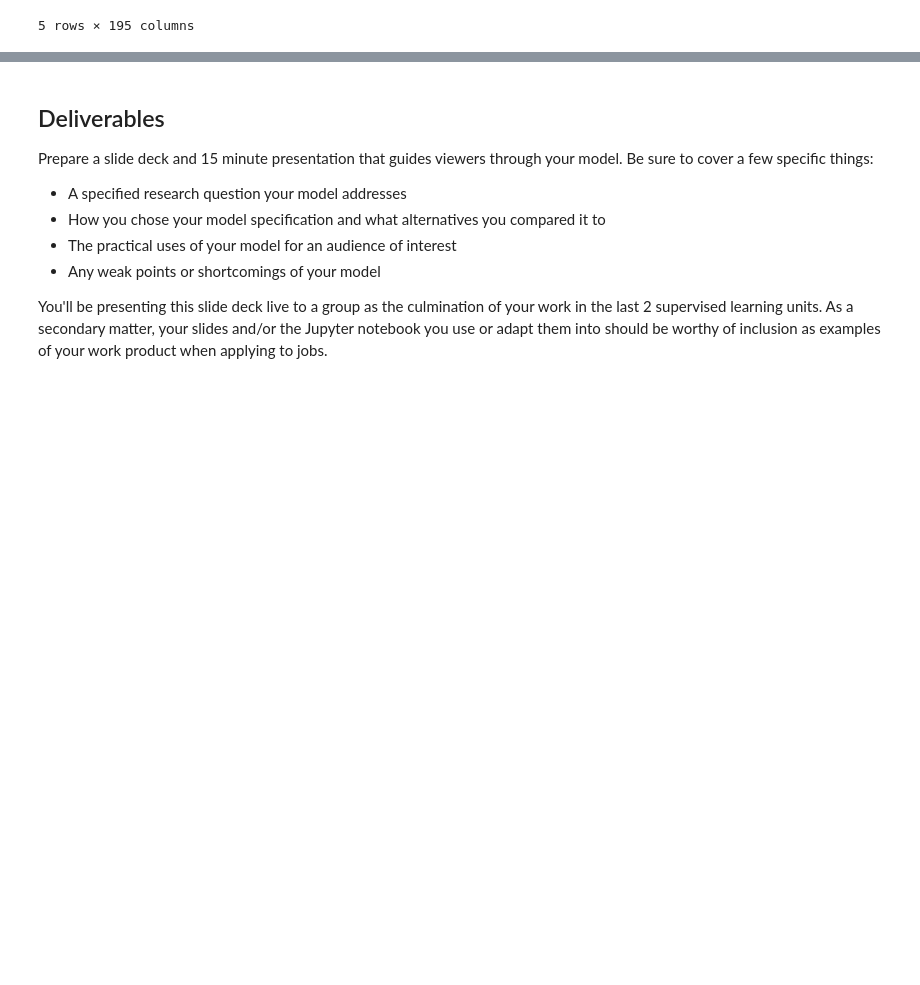
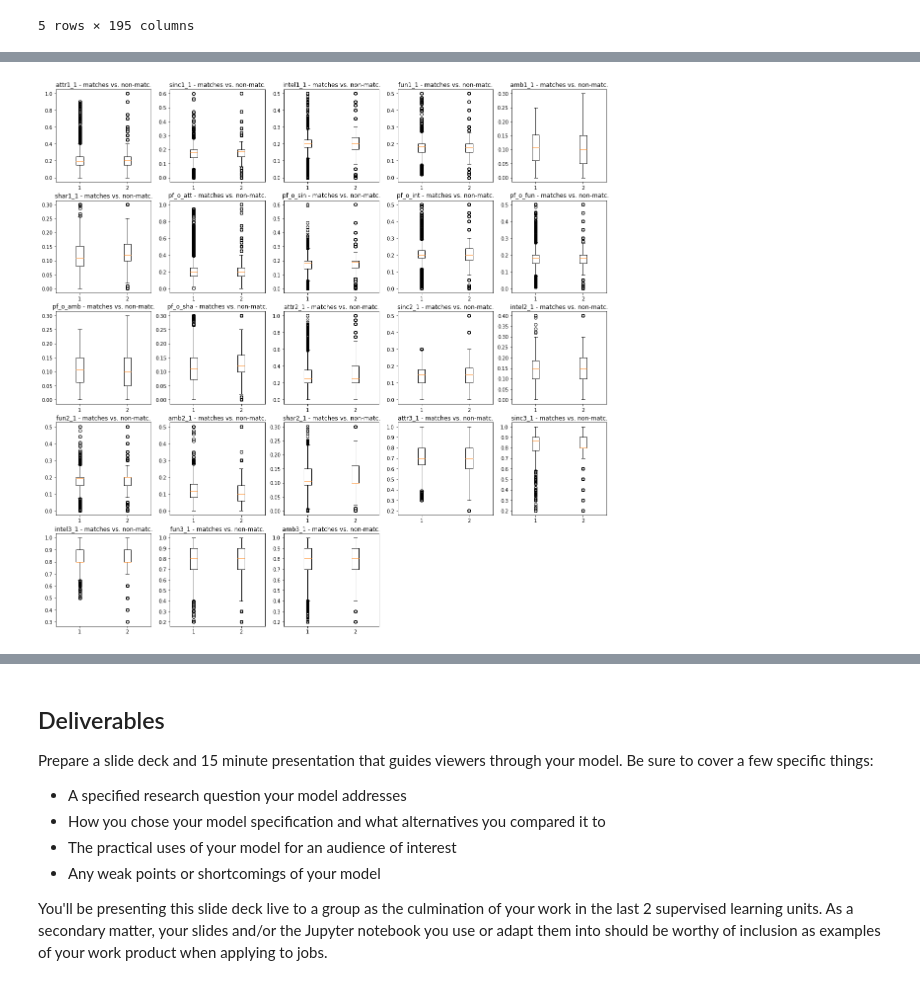
Before and after one commit to esthersweon/thinkful, a Jupyter notebook: main/unit_3/lesson_7_project_1.ipynb, the cells around one changed output, grey strips where cells are left out. Saved outputs shown, nothing was run; the diff lists cells and outputs as text; code cells hidden in the pictures; blank space fills up the shorter version.

```diff
--- a/main/unit_3/lesson_7_project_1.ipynb
+++ b/main/unit_3/lesson_7_project_1.ipynb
@@ -137,0 +321,4 @@ X_train_res, Y_train_res = sm.fit_sample(X_train, Y_train)
+# %%
+show_boxplots(new_df)
+# %% [output]
+[figure, added]
```
Also changed, not shown: parts of 32 cells of this notebook, 2 other files.
